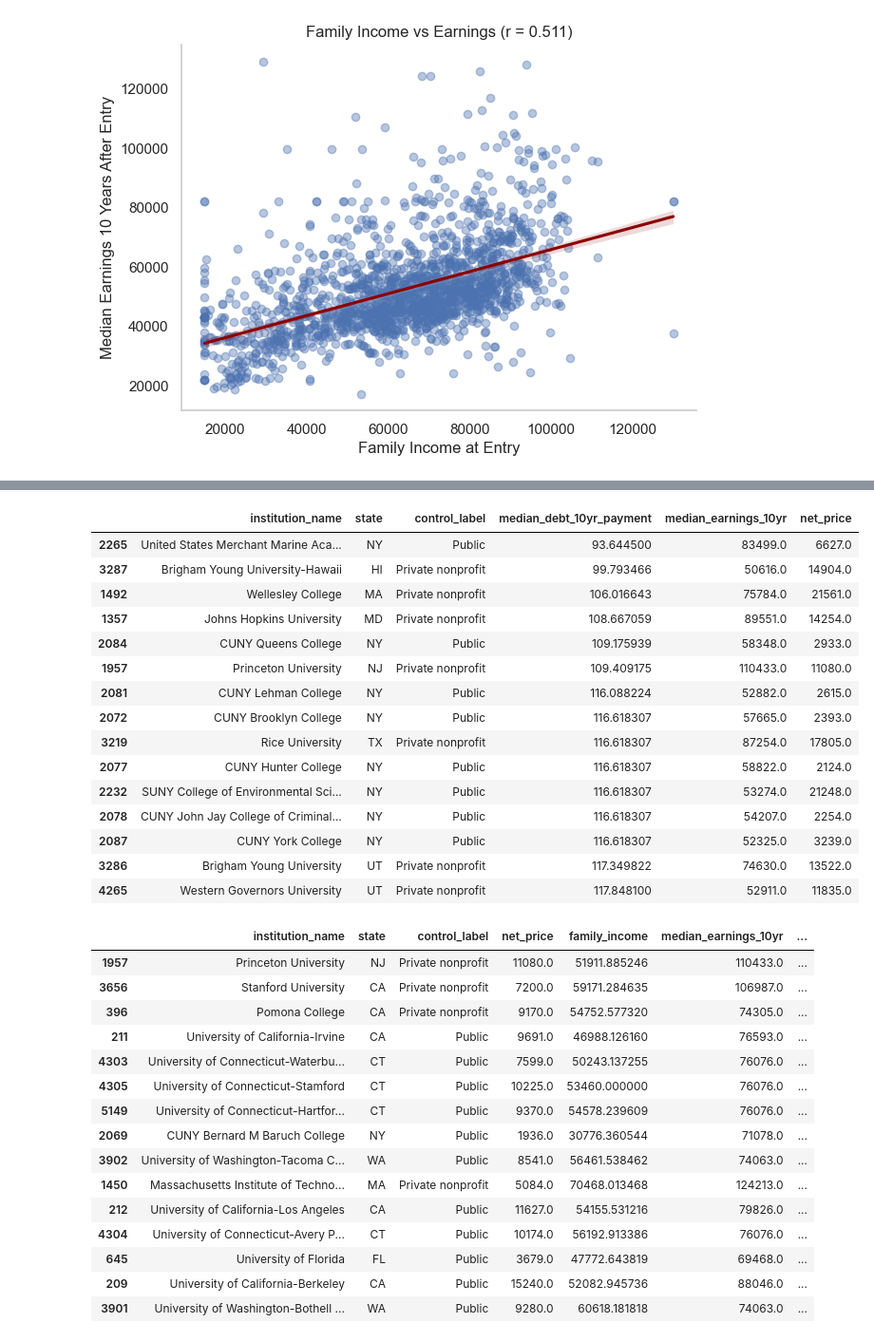
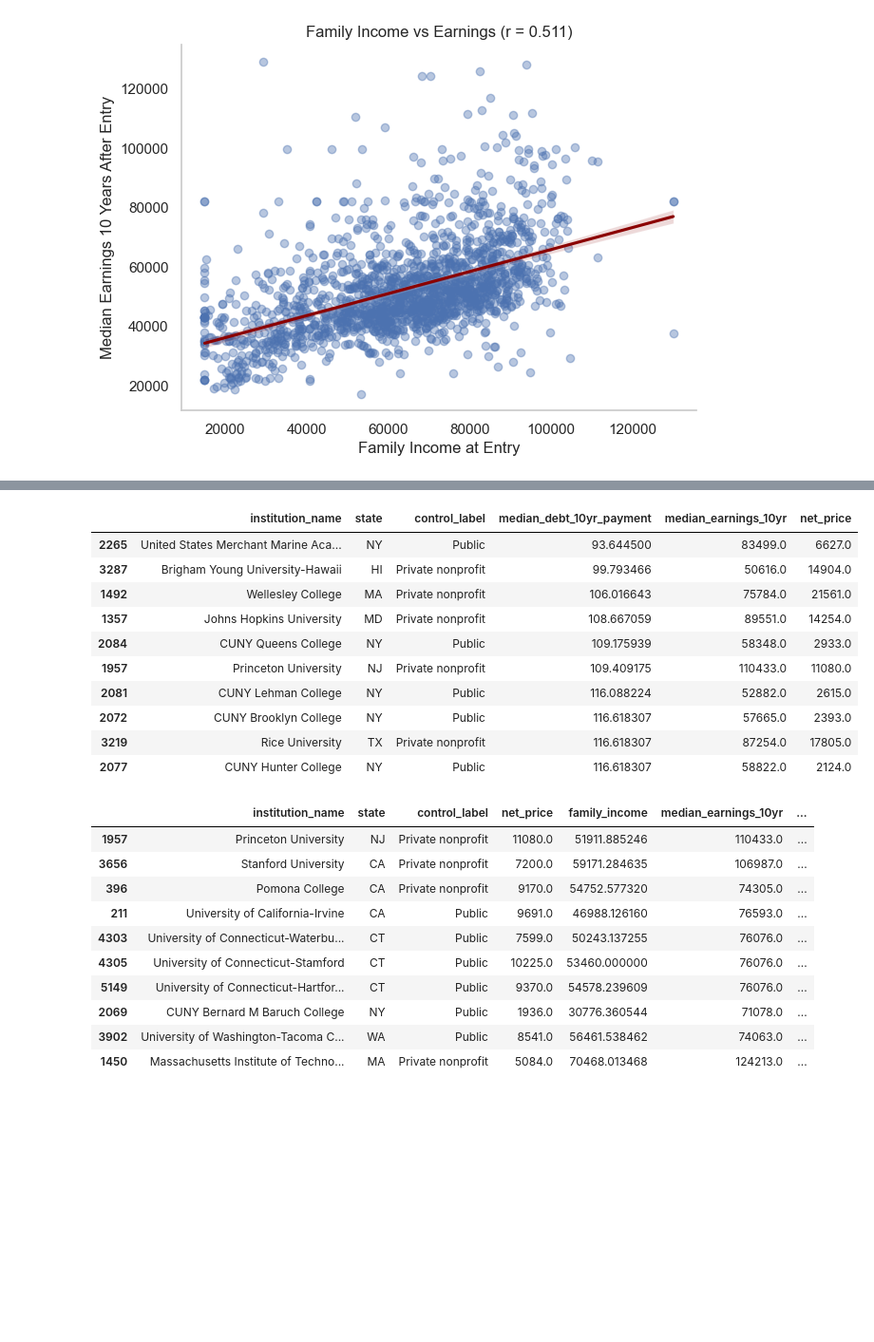
Before and after one commit to jethrochen0709/Econ570FinalProject, a Jupyter notebook: FInalProject.ipynb, the cells around one changed output, grey strips where cells are left out. Shown: that part at 95% size. Cells and saved outputs as stored; diff of their text form; code cells hidden in the pictures; blank space fills up the shorter version.

```diff
--- a/FInalProject.ipynb
+++ b/FInalProject.ipynb
@@ -428,9 +491,15 @@ good_outcomes
 # %%
 # Q4.2: Schools over-performing on earnings relative to student background (value-added residuals)
 va_data = scorecard[["median_earnings_10yr", "family_income", "test_index", "control_label", "undergrad_enrollment"]].dropna()
-va_model = ols("median_earnings_10yr ~ family_income + test_index + C(control_label) + np.log1p(undergrad_enrollment)", data=va_data).fit(cov_type="HC3")
-va_data = va_data.assign(value_added=va_model.resid)
-va_ranked = va_data.join(scorecard[["institution_name", "state"]]).sort_values("value_added", ascending=False).head(15)
+va_model = ols(
+    "median_earnings_10yr ~ family_income + test_index + C(control_label) + np.log1p(undergrad_enrollment)",
+    data=va_data,
+).fit(cov_type="HC3")
+
+resid = va_model.resid
+scorecard["value_added"] = (resid - resid.mean()) / resid.std()
+va_data = va_data.assign(value_added=scorecard.loc[va_data.index, "value_added"])
+va_ranked = va_data.join(scorecard[["institution_name", "state"]]).sort_values("value_added", ascending=False).head(10)
 va_ranked[["institution_name", "state", "control_label", "median_earnings_10yr", "family_income", "test_index", "value_added"]]
 # %% [output]
 |  | institution_name | state | control_label | median_earnings_10yr | family_income | test_index | ... |
@@ -496,7 +550,7 @@ rank_earnings
 earn_median = scorecard["median_earnings_10yr"].median(skipna=True)
 debt_averse = scorecard.dropna(subset=["median_debt_10yr_payment", "median_earnings_10yr"])
 debt_averse = debt_averse[debt_averse["median_earnings_10yr"] >= earn_median]
-debt_averse = debt_averse.sort_values("median_debt_10yr_payment").head(15)
+debt_averse = debt_averse.sort_values("median_debt_10yr_payment").head(10)
 debt_averse[["institution_name", "state", "control_label", "median_debt_10yr_payment", "median_earnings_10yr", "net_price"]]
 # %% [output]
 |  | institution_name | state | control_label | median_debt_10yr_payment | median_earnings_10yr | net_price |
@@ -510,38 +564,28 @@ debt_averse[["institution_name", "state", "control_label", "median_debt_10yr_pay
 | 2072 | CUNY Brooklyn College | NY | Public | 116.618307 | 57665.0 | 2393.0 |
 | 3219 | Rice University | TX | Private nonprofit | 116.618307 | 87254.0 | 17805.0 |
 | 2077 | CUNY Hunter College | NY | Public | 116.618307 | 58822.0 | 2124.0 |
-| 2232 | SUNY College of Environmental Sci... | NY | Public | 116.618307 | 53274.0 | 21248.0 |
-| 2078 | CUNY John Jay College of Criminal... | NY | Public | 116.618307 | 54207.0 | 2254.0 |
-| 2087 | CUNY York College | NY | Public | 116.618307 | 52325.0 | 3239.0 |
-| 3286 | Brigham Young University | UT | Private nonprofit | 117.349822 | 74630.0 | 13522.0 |
-| 4265 | Western Governors University | UT | Private nonprofit | 117.848100 | 52911.0 | 11835.0 |
 # %%
 # Q5.4: Mobility-oriented ranking (low cost, decent earnings, good repayment)
 mob = scorecard[["institution_name", "state", "control_label", "net_price", "family_income", "median_earnings_10yr", "repayment_rate_3yr"]].dropna()
 mob = mob.assign(
     cost_rank=mob["net_price"].rank(pct=True),
     earnings_rank=mob["median_earnings_10yr"].rank(pct=True),
     repayment_rank=mob["repayment_rate_3yr"].rank(pct=True),
-    income_rank=mob["family_income"].rank(pct=True)
+    income_rank=mob["family_income"].rank(pct=True),
 )
 # Higher score = better: low net price and family income (reverse), high earnings and repayment
 mob["mobility_score"] = (1 - mob["cost_rank"]) + (1 - mob["income_rank"]) + mob["earnings_rank"] + mob["repayment_rank"]
-mobility_ranking = mob.sort_values("mobility_score", ascending=False).head(15)
+mobility_ranking = mob.sort_values("mobility_score", ascending=False).head(10)
 mobility_ranking[["institution_name", "state", "control_label", "net_price", "family_income", "median_earnings_10yr", "repayment_rate_3yr", "mobility_score"]]
 # %% [output]
 |  | institution_name | state | control_label | net_price | family_income | median_earnings_10yr | ... |
 | 1957 | Princeton University | NJ | Private nonprofit | 11080.0 | 51911.885246 | 110433.0 | ... |
 | 3656 | Stanford University | CA | Private nonprofit | 7200.0 | 59171.284635 | 106987.0 | ... |
 | 396 | Pomona College | CA | Private nonprofit | 9170.0 | 54752.577320 | 74305.0 | ... |
 | 211 | University of California-Irvine | CA | Public | 9691.0 | 46988.126160 | 76593.0 | ... |
 | 4303 | University of Connecticut-Waterbu... | CT | Public | 7599.0 | 50243.137255 | 76076.0 | ... |
 | 4305 | University of Connecticut-Stamford | CT | Public | 10225.0 | 53460.000000 | 76076.0 | ... |
 | 5149 | University of Connecticut-Hartfor... | CT | Public | 9370.0 | 54578.239609 | 76076.0 | ... |
 | 2069 | CUNY Bernard M Baruch College | NY | Public | 1936.0 | 30776.360544 | 71078.0 | ... |
 | 3902 | University of Washington-Tacoma C... | WA | Public | 8541.0 | 56461.538462 | 74063.0 | ... |
 | 1450 | Massachusetts Institute of Techno... | MA | Private nonprofit | 5084.0 | 70468.013468 | 124213.0 | ... |
-| 212 | University of California-Los Angeles | CA | Public | 11627.0 | 54155.531216 | 79826.0 | ... |
-| 4304 | University of Connecticut-Avery P... | CT | Public | 10174.0 | 56192.913386 | 76076.0 | ... |
-| 645 | University of Florida | FL | Public | 3679.0 | 47772.643819 | 69468.0 | ... |
-| 209 | University of California-Berkeley | CA | Public | 15240.0 | 52082.945736 | 88046.0 | ... |
-| 3901 | University of Washington-Bothell ... | WA | Public | 9280.0 | 60618.181818 | 74063.0 | ... |
```
Also changed, not shown: parts of 7 cells of this notebook.
